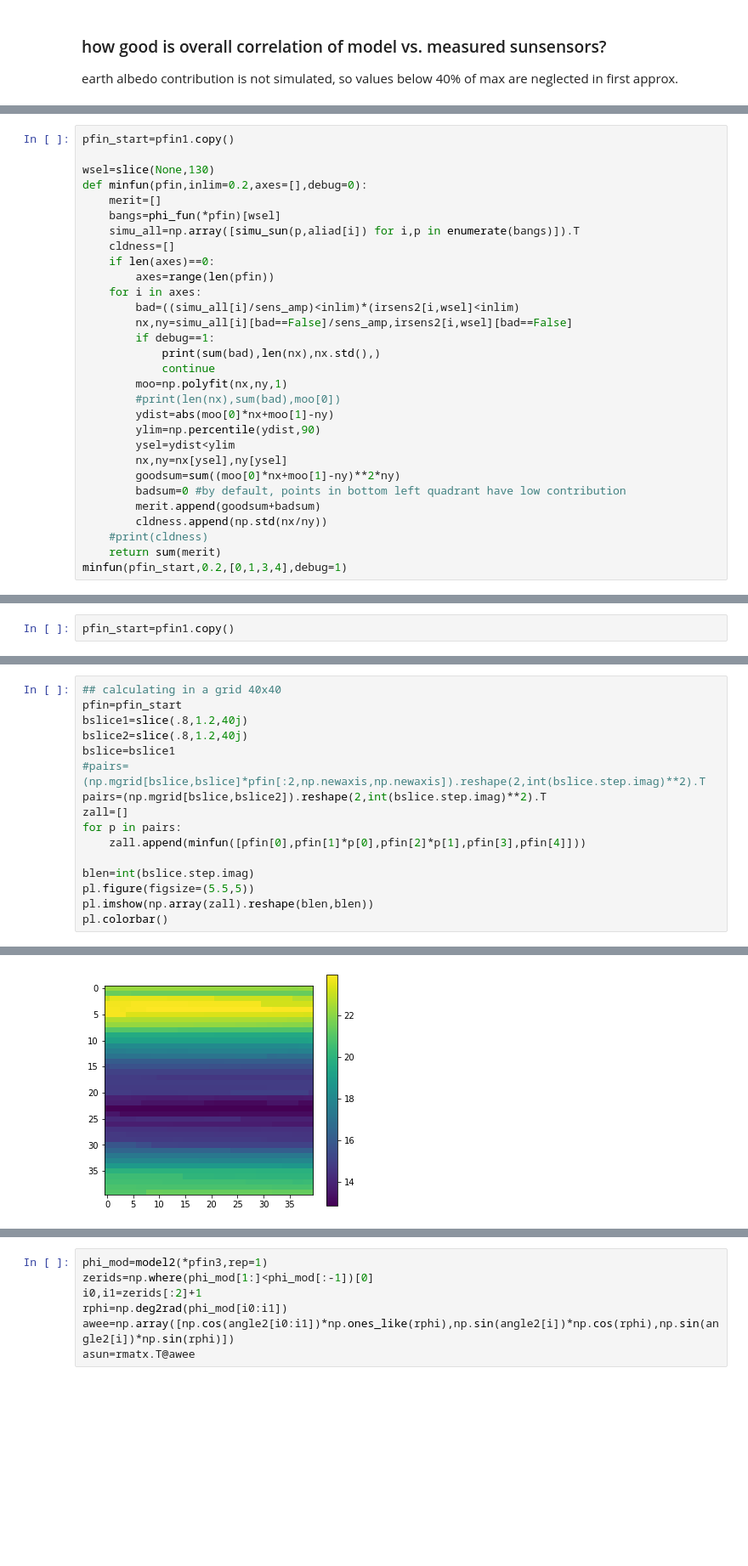
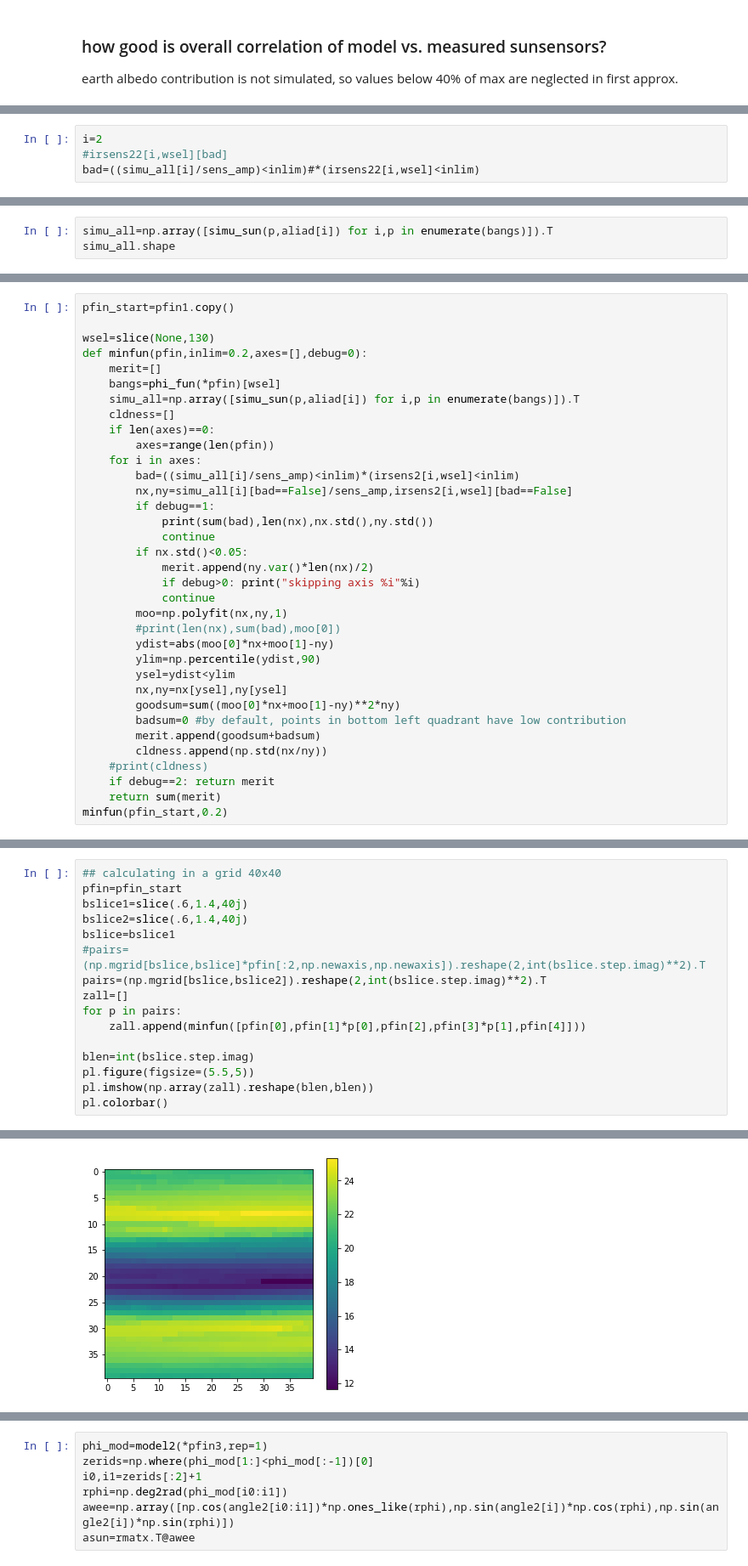
Before and after one commit to limu007/cube, a Jupyter notebook: Attitude_october.ipynb, the cells around one changed output, grey strips where cells are left out. Shown at 85% size. Drawn from its saved outputs; the diff is of its cells as text; blank space fills up the shorter version.

```diff
--- a/Attitude_october.ipynb
+++ b/Attitude_october.ipynb
@@ -751,0 +756,4 @@ for i in range(5):
+# %%
+i=2
+#irsens22[i,wsel][bad]
+bad=((simu_all[i]/sens_amp)<inlim)#*(irsens22[i,wsel]<inlim)
@@ -751,0 +766,3 @@ for i in range(5):
+# %%
+simu_all=np.array([simu_sun(p,aliad[i]) for i,p in enumerate(bangs)]).T
+simu_all.shape
@@ -764,7 +783,11 @@ def minfun(pfin,inlim=0.2,axes=[],debug=0):
         bad=((simu_all[i]/sens_amp)<inlim)*(irsens2[i,wsel]<inlim)
         nx,ny=simu_all[i][bad==False]/sens_amp,irsens2[i,wsel][bad==False]
         if debug==1:
-            print(sum(bad),len(nx),nx.std(),)
+            print(sum(bad),len(nx),nx.std(),ny.std())
+            continue
+        if nx.std()<0.05:
+            merit.append(ny.var()*len(nx)/2)
+            if debug>0: print("skipping axis %i"%i)
             continue
         moo=np.polyfit(nx,ny,1)
         #print(len(nx),sum(bad),moo[0])
@@ -777,6 +800,7 @@ def minfun(pfin,inlim=0.2,axes=[],debug=0):
         merit.append(goodsum+badsum)
         cldness.append(np.std(nx/ny))
     #print(cldness)
+    if debug==2: return merit
     return sum(merit)
-minfun(pfin_start,0.2,[0,1,3,4],debug=1)
+minfun(pfin_start,0.2)
 # %% [output]
@@ -788,2 +807,0 @@ minfun(pfin_start,0.2,[0,1,3,4],debug=1)
-# %%
-pfin_start=pfin1.copy()
@@ -790,19 +811,19 @@ pfin_start=pfin1.copy()
 # %%
 ## calculating in a grid 40x40
 pfin=pfin_start
-bslice1=slice(.8,1.2,40j)
-bslice2=slice(.8,1.2,40j)
+bslice1=slice(.6,1.4,40j)
+bslice2=slice(.6,1.4,40j)
 bslice=bslice1
 #pairs=(np.mgrid[bslice,bslice]*pfin[:2,np.newaxis,np.newaxis]).reshape(2,int(bslice.step.imag)**2).T
 pairs=(np.mgrid[bslice,bslice2]).reshape(2,int(bslice.step.imag)**2).T
 zall=[]
 for p in pairs:
-    zall.append(minfun([pfin[0],pfin[1]*p[0],pfin[2]*p[1],pfin[3],pfin[4]]))
+    zall.append(minfun([pfin[0],pfin[1]*p[0],pfin[2],pfin[3]*p[1],pfin[4]]))
 
 blen=int(bslice.step.imag)
 pl.figure(figsize=(5.5,5))
 pl.imshow(np.array(zall).reshape(blen,blen))
 pl.colorbar()
 # %% [output]
 <matplotlib.colorbar.Colorbar at 0x...>
-[figure, old version]
+[figure, new version]
```
Also changed, not shown: parts of 88 cells of this notebook, 1 other file.
